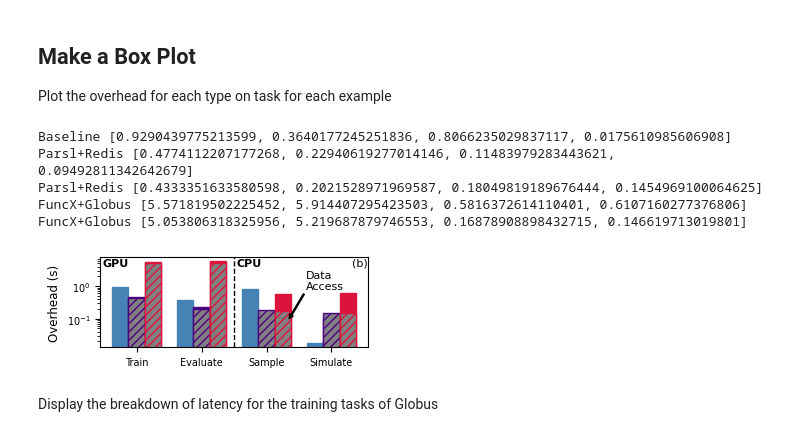
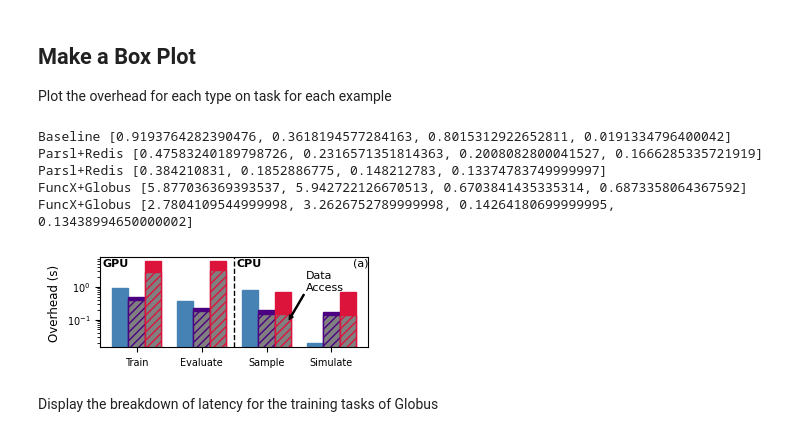
Before and after one commit to exalearn/multi-site-campaigns, a Jupyter notebook: finetuning-surrogates/notebooks/compare-overhead.ipynb, the cells around one changed output. Cells and saved outputs as stored; diff of their text form; code cells hidden in the pictures.

```diff
--- a/finetuning-surrogates/notebooks/compare-overhead.ipynb
+++ b/finetuning-surrogates/notebooks/compare-overhead.ipynb
@@ -65,44 +65,44 @@ for i, (name, overheads) in enumerate(results.items()):
     print(name, data)
 
     if "+" in name:
-        overheads['time_resolving'] = overheads['time_input_resolution'] + overheads['time_output_resolution'] + overheads['overhead_serialization']
+        overheads['time_resolving'] = overheads['time_input_resolution'] + overheads['time_output_resolution']
         data = [overheads.query(f'method=="{method}"')['time_resolving'].median()
                 for method in methods]
         ax.bar(pos, data, color='gray', edgecolor=colors[name], width=width, align='edge', hatch='////')
         print(name, data)
 
 # Make a verical bar denoting which are remote and which are local
 ax.set_yscale('log')
 ax.set_ylabel('Overhead (s)')
 ax.set_ylim(ax.get_ylim())
 ax.plot([1.5]*2, ax.get_ylim(), 'k--', lw=1)
 
 # Annotate what the candy-cane parts mean
 ax.annotate('Data\nAccess', xy=(2.35, 0.1), xytext=(2.6, 0.8), ha='left', fontsize=8,
             arrowprops={"width": 0.75, "color": "k", "headwidth": 3, "headlength": 3})
 
 bbox_kwargs = None # {'facecolor': 'w', 'alpha': 0.5, "boxstyle": "round, pad=0.4"}
 ax.text(0.01, 0.9, 'GPU', ha='left', transform=ax.transAxes, fontweight='bold', fontsize=8, bbox=bbox_kwargs)
 ax.text(0.51, 0.9, 'CPU', ha='left', transform=ax.transAxes, fontsize=8, fontweight='bold', bbox=bbox_kwargs)
-ax.text(1, 1, '(b)', ha='right', va='top', transform=ax.transAxes, fontsize=8)
+ax.text(1, 1, '(a)', ha='right', va='top', transform=ax.transAxes, fontsize=8)
 
 
 #fig.legend(ncol=3, fontsize=8, loc='upper center')
 
 ax.set_xticks([])
 ax.set_xticks(np.arange(4))
 ax.set_xticklabels(['Train', 'Evaluate', 'Sample', 'Simulate'])
 
 fig.tight_layout()
 fig.savefig('figures/overhead-comparison.png', dpi=320)
 fig.savefig('figures/overhead-comparison.pdf')
 # %% [output]
-Baseline [0.9290439775213599, 0.3640177245251836, 0.8066235029837117, 0.0175610985606908]
-Parsl+Redis [0.4774112207177268, 0.22940619277014146, 0.11483979283443621, 0.09492811342642679]
-Parsl+Redis [0.4333351633580598, 0.2021528971969587, 0.18049819189676444, 0.1454969100064625]
-FuncX+Globus [5.571819502225452, 5.914407295423503, 0.5816372614110401, 0.6107160277376806]
-FuncX+Globus [5.053806318325956, 5.219687879746553, 0.16878908898432715, 0.146619713019801]
+Baseline [0.9193764282390476, 0.3618194577284163, 0.8015312922652811, 0.0191334796400042]
+Parsl+Redis [0.47583240189798726, 0.2316571351814363, 0.2008082800041527, 0.1666285335721919]
+Parsl+Redis [0.384210831, 0.1852886775, 0.148212783, 0.13374783749999997]
+FuncX+Globus [5.877036369393537, 5.942722126670513, 0.6703841435335314, 0.6873358064367592]
+FuncX+Globus [2.7804109544999998, 3.2626752789999998, 0.14264180699999995, 0.13438994650000002]
-[figure, old version]
+[figure, new version]
 # %% [markdown]
 Display the breakdown of latency for the training tasks of Globus
 # %%
```
Also changed, not shown: parts of 2 cells of this notebook, 8 other files.
